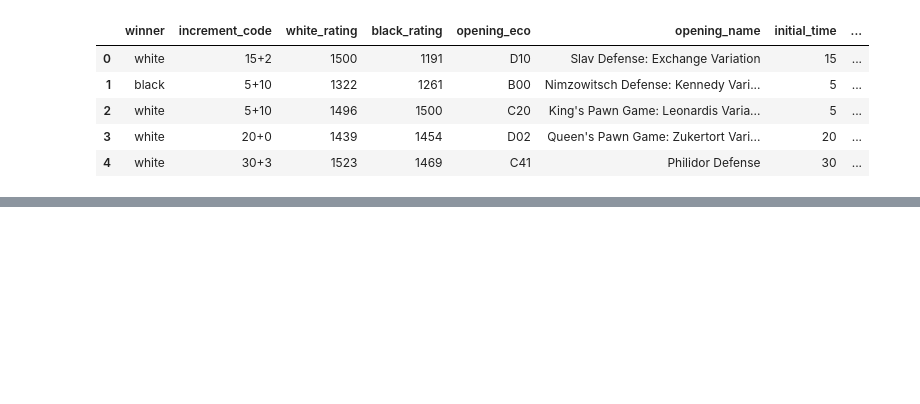
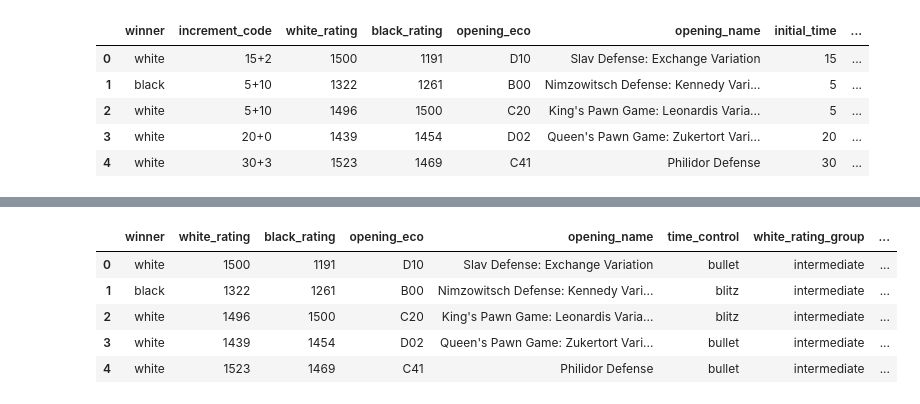
Before and after one commit to HappyPetDog/chess-opening-repertoire, a Jupyter notebook: chess-opening.ipynb, the cells around one changed output, grey strips where cells are left out. Drawn from its saved outputs; the diff is of its cells as text; code cells hidden in the pictures; blank space fills up the shorter version.

```diff
--- a/chess-opening.ipynb
+++ b/chess-opening.ipynb
@@ -106,14 +106,14 @@ df.head()
 # %%
-conditions = [
+time_control_conditions = [
     (df['estimated_time'] < 179),
     (df['estimated_time'] >= 179) & (df['estimated_time'] < 479),
-    (df['estimated_time'] >= 479) & (df['estimated_time'] < 1499),
-    (df['estimated_time'] >= 1499)
+    (df['estimated_time'] >= 479) & (df['estimated_time'] < 1500),
+    (df['estimated_time'] >= 1500)
 ]
 
-choices = ['bullet', 'blitz', 'rapid', 'classical']
+time_control_choices = ['bullet', 'blitz', 'rapid', 'classical']
 
-df['time_control'] = np.select(conditions, choices, default='unknown')
+df['time_control'] = np.select(time_control_conditions, time_control_choices, default='unknown')
 df.head()
 # %% [output]
 |  | winner | increment_code | white_rating | black_rating | opening_eco | opening_name | initial_time | ... |
@@ -124,0 +127,3 @@ df.head()
+# %%
+df = df.drop(["increment_code", "initial_time", "increment", "estimated_time"], axis=1)
+df.head()
@@ -124,0 +144,27 @@ df.head()
+# %%
+white_rating_conditions = [
+    (df['white_rating'] < 1300),
+    (df['white_rating'] >= 1300) & (df['white_rating'] < 2000),
+    (df['white_rating'] >= 2000) & (df['white_rating'] < 2700),
+    (df['white_rating'] >= 2700)
+]
+
+black_rating_conditions = [
+    (df['black_rating'] < 1300),
+    (df['black_rating'] >= 1300) & (df['black_rating'] < 2000),
+    (df['black_rating'] >= 2000) & (df['black_rating'] < 2700),
+    (df['black_rating'] >= 2700)
+]
+
+rating_choices = ['beginner', 'intermediate', 'advanced', 'grandmaster']
+
+df['white_rating_group'] = np.select(white_rating_conditions, rating_choices, default='unknown')
+df['black_rating_group'] = np.select(black_rating_conditions, rating_choices, default='unknown')
+df.head()
+# %% [output]
+|  | winner | white_rating | black_rating | opening_eco | opening_name | time_control | white_rating_group | ... |
+| 0 | white | 1500 | 1191 | D10 | Slav Defense: Exchange Variation | bullet | intermediate | ... |
+| 1 | black | 1322 | 1261 | B00 | Nimzowitsch Defense: Kennedy Vari... | blitz | intermediate | ... |
+| 2 | white | 1496 | 1500 | C20 | King's Pawn Game: Leonardis Varia... | blitz | intermediate | ... |
+| 3 | white | 1439 | 1454 | D02 | Queen's Pawn Game: Zukertort Vari... | bullet | intermediate | ... |
+| 4 | white | 1523 | 1469 | C41 | Philidor Defense | bullet | intermediate | ... |
```
Also changed, not shown: parts of 12 cells of this notebook.
